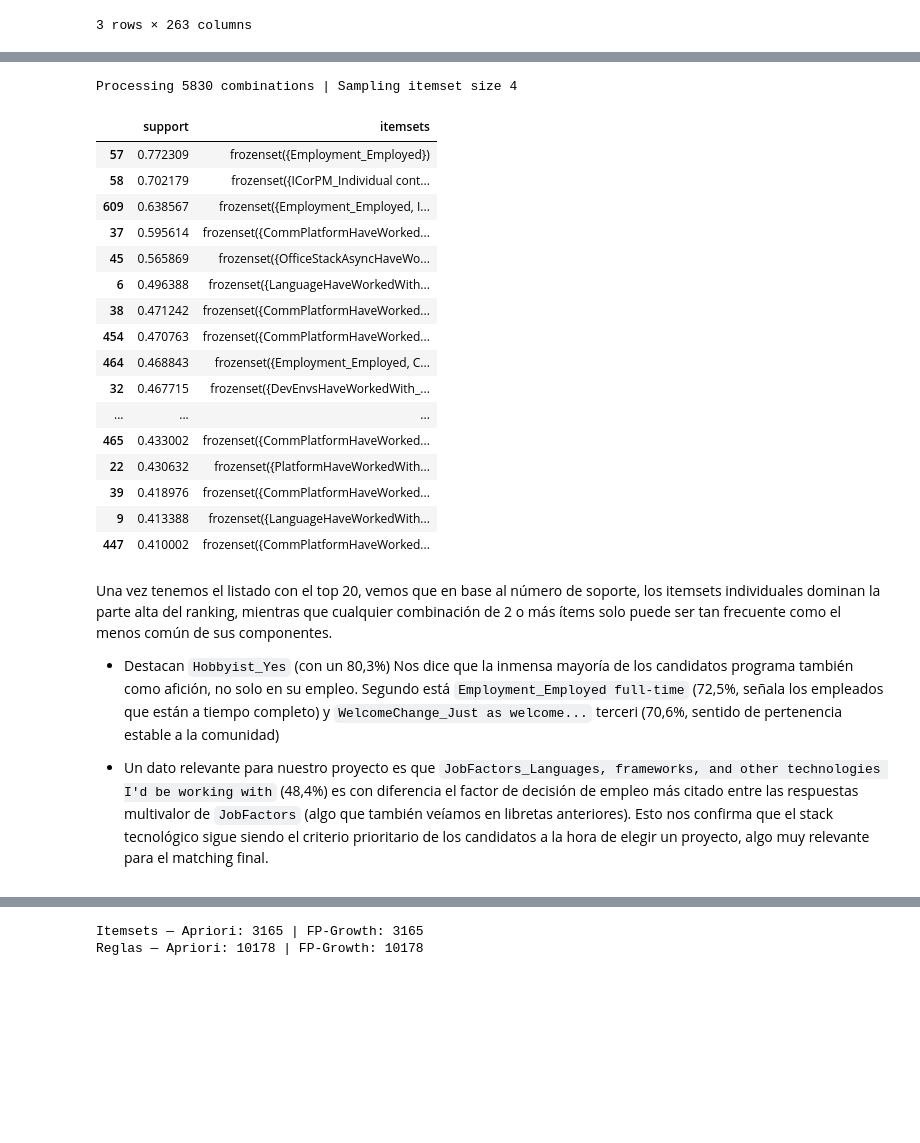
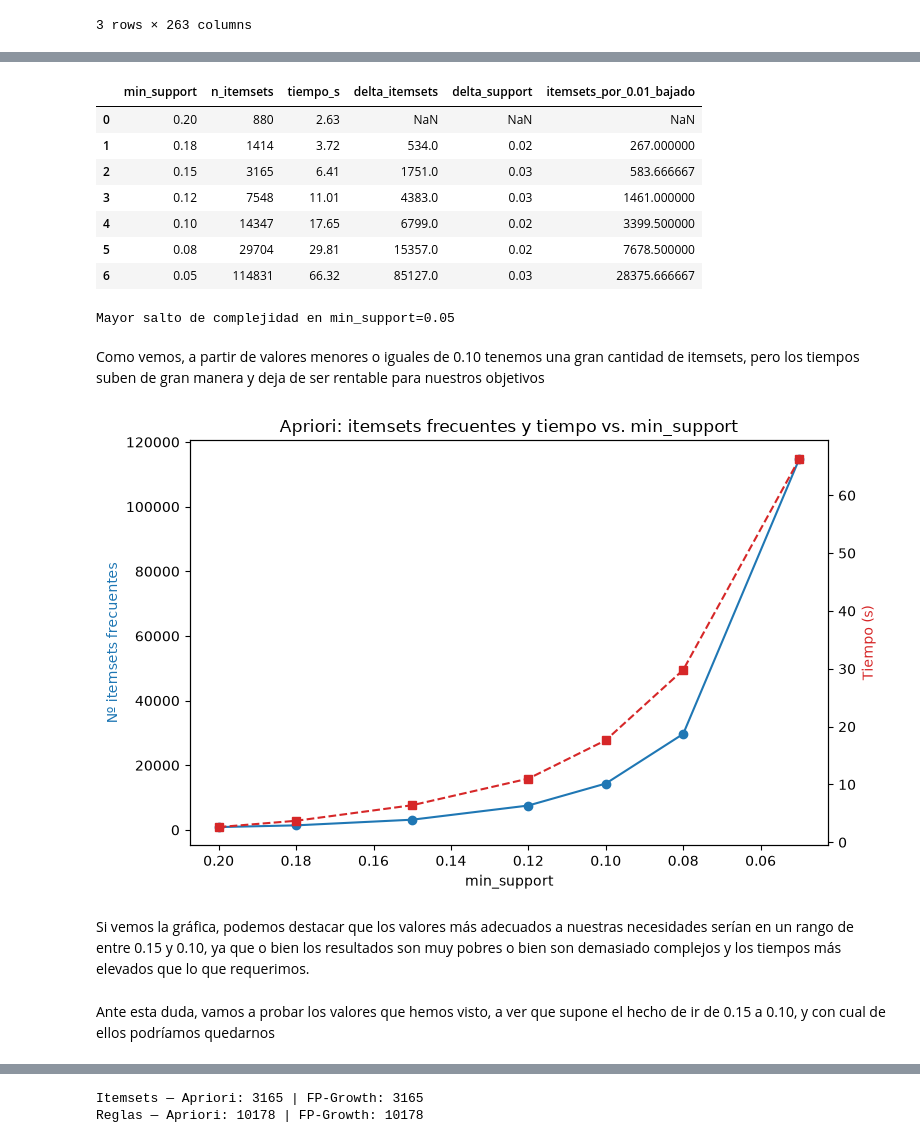
Before and after one commit to Miguel-Angel-SM-Camacho/tfm-miguel-angel, a Jupyter notebook: notebooks/HARD SKILLS/03_MODEL_TRAINING_HARD_SKILLS.ipynb, the cells around one changed output, grey strips where cells are left out. Saved outputs shown, nothing was run; the diff lists cells and outputs as text; code cells hidden in the pictures; blank space fills up the shorter version.

```diff
--- a/notebooks/HARD SKILLS/03_MODEL_TRAINING_HARD_SKILLS.ipynb
+++ b/notebooks/HARD SKILLS/03_MODEL_TRAINING_HARD_SKILLS.ipynb
@@ -83,37 +85,38 @@ Propuesto por Agrawal y Srikant en 1994, **Apriori** es uno de los primeros algo
 # %%
-itemsets_frecuentes = apriori(
-    df_matriz,
-    min_support=0.15,
-    use_colnames=True,
-    max_len=4,
-    low_memory=True,
-    verbose=1
-)
-
-pd.set_option('display.max_colwidth', None)
-display(itemsets_frecuentes.sort_values('support',ascending=False).head(20))
+valores_min_support = [0.20, 0.18, 0.15, 0.12, 0.10, 0.08, 0.05]
+df_crecimiento, ms_codo = utils.barrido_min_support(df_matriz, valores_min_support, algoritmo=apriori, low_memory=True)
+display(df_crecimiento)
+print(f"Mayor salto de complejidad en min_support={ms_codo}")
 # %% [output]
+|  | min_support | n_itemsets | tiempo_s | delta_itemsets | delta_support | itemsets_por_0.01_bajado |
+| 0 | 0.20 | 880 | 2.63 | NaN | NaN | NaN |
+| 1 | 0.18 | 1414 | 3.72 | 534.0 | 0.02 | 267.000000 |
+| 2 | 0.15 | 3165 | 6.41 | 1751.0 | 0.03 | 583.666667 |
+| 3 | 0.12 | 7548 | 11.01 | 4383.0 | 0.03 | 1461.000000 |
+| 4 | 0.10 | 14347 | 17.65 | 6799.0 | 0.02 | 3399.500000 |
+| 5 | 0.08 | 29704 | 29.81 | 15357.0 | 0.02 | 7678.500000 |
+| 6 | 0.05 | 114831 | 66.32 | 85127.0 | 0.03 | 28375.666667 |
-Processing 5830 combinations | Sampling itemset size 4
+Mayor salto de complejidad en min_support=0.05
-|  | support | itemsets |
-| 57 | 0.772309 | frozenset({Employment_Employed}) |
-| 58 | 0.702179 | frozenset({ICorPM_Individual cont... |
-| 609 | 0.638567 | frozenset({Employment_Employed, I... |
-| 37 | 0.595614 | frozenset({CommPlatformHaveWorked... |
-| 45 | 0.565869 | frozenset({OfficeStackAsyncHaveWo... |
-| 6 | 0.496388 | frozenset({LanguageHaveWorkedWith... |
-| 38 | 0.471242 | frozenset({CommPlatformHaveWorked... |
-| 454 | 0.470763 | frozenset({CommPlatformHaveWorked... |
-| 464 | 0.468843 | frozenset({Employment_Employed, C... |
-| 32 | 0.467715 | frozenset({DevEnvsHaveWorkedWith_... |
-| ... | ... | ... |
-| 465 | 0.433002 | frozenset({CommPlatformHaveWorked... |
-| 22 | 0.430632 | frozenset({PlatformHaveWorkedWith... |
-| 39 | 0.418976 | frozenset({CommPlatformHaveWorked... |
-| 9 | 0.413388 | frozenset({LanguageHaveWorkedWith... |
-| 447 | 0.410002 | frozenset({CommPlatformHaveWorked... |
-# %% [markdown]
-Una vez tenemos el listado con el top 20, vemos que en base al número de soporte, los itemsets individuales dominan la parte alta del ranking, mientras que cualquier combinación de 2 o más ítems solo puede ser tan frecuente como el menos común de sus componentes.
-
-* Destacan `Hobbyist_Yes` (con un 80,3%) Nos dice que la inmensa mayoría de los candidatos programa también como afición, no solo en su empleo. Segundo está `Employment_Employed full-time` (72,5%, señala los empleados que están a tiempo completo) y `WelcomeChange_Just as welcome...` terceri (70,6%, sentido de pertenencia estable a la comunidad)
-
-* Un dato relevante para nuestro proyecto es que `JobFactors_Languages, frameworks, and other technologies I'd be working with` (48,4%) es con diferencia el factor de decisión de empleo más citado entre las respuestas multivalor de `JobFactors` (algo que también veíamos en libretas anteriores). Esto nos confirma que el stack tecnológico sigue siendo el criterio prioritario de los candidatos a la hora de elegir un proyecto, algo muy relevante para el matching final.
+# %% [markdown]
+Como vemos, a partir de valores menores o iguales de 0.10 tenemos una gran cantidad de itemsets, pero los tiempos suben de gran manera y deja de ser rentable para nuestros objetivos
+# %%
+def graficar_barrido(df_sweep, titulo):
+    fig, ax1 = plt.subplots(figsize=(8, 5))
+    ax1.plot(df_sweep['min_support'], df_sweep['n_itemsets'], marker='o', color='tab:blue')
+    ax1.set_xlabel('min_support')
+    ax1.set_ylabel('Nº itemsets frecuentes', color='tab:blue')
+    ax1.invert_xaxis()
+    ax2 = ax1.twinx()
+    ax2.plot(df_sweep['min_support'], df_sweep['tiempo_s'], marker='s', color='tab:red', linestyle='--')
+    ax2.set_ylabel('Tiempo (s)', color='tab:red')
+    plt.title(titulo)
+    plt.tight_layout()
+    plt.show()
+
+graficar_barrido(df_crecimiento, 'Apriori: itemsets frecuentes y tiempo vs. min_support')
+# %% [output]
+[figure, added]
+# %% [markdown]
+Si vemos la gráfica, podemos destacar que los valores más adecuados a nuestras necesidades serían en un rango de entre 0.15 y 0.10, ya que o bien los resultados son muy pobres o bien son demasiado complejos y los tiempos más elevados que lo que requerimos.
+# %% [markdown]
+Ante esta duda, vamos a probar los valores que hemos visto, a ver que supone el hecho de ir de 0.15 a 0.10, y con cual de ellos podríamos quedarnos
```
Also changed, not shown: parts of 37 cells of this notebook, 4 other files.
